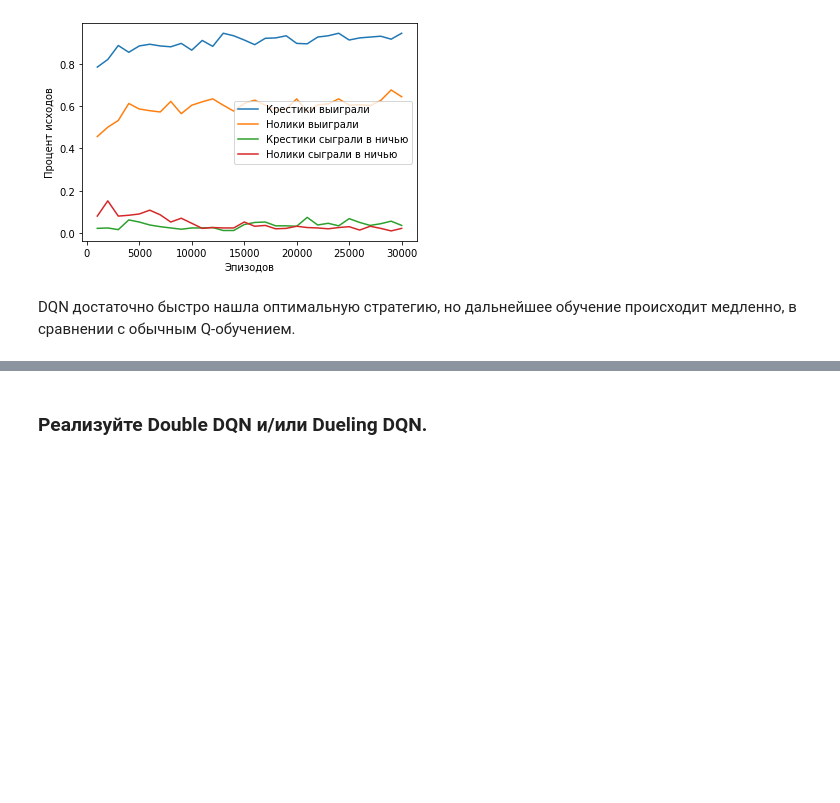
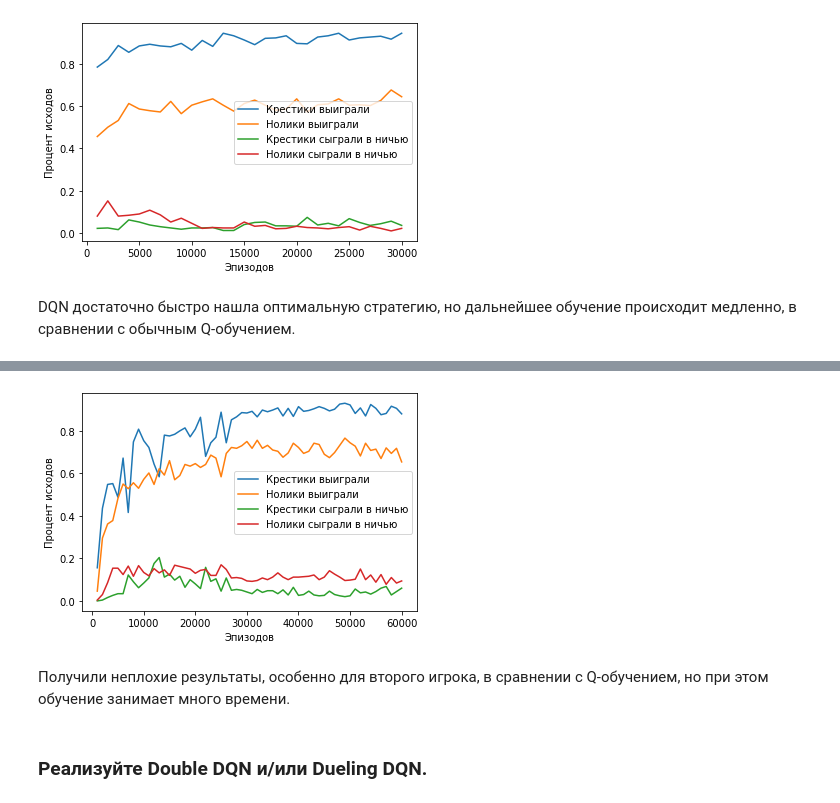
Before and after one commit to robertspb/3-dl-hw-2, a Jupyter notebook: DL_RL_HW2.ipynb, the cells around one changed output, grey strips where cells are left out. Saved outputs shown, nothing was run; the diff lists cells and outputs as text; code cells hidden in the pictures; blank space fills up the shorter version.

```diff
--- a/DL_RL_HW2.ipynb
+++ b/DL_RL_HW2.ipynb
@@ -478,3 +478,12 @@ plot_results_with_draws(results_4)
 [figure]
 # %% [markdown]
 DQN достаточно быстро нашла оптимальную стратегию, но дальнейшее обучение происходит медленно, в сравнении с обычным Q-обучением.
+# %%
+episodes = 60000
+test_each = 1000
+print_each = 12000
+
+env = TicTacToe(4, 4, 4)
+desk = Network4x4
+dqn = TicTacToeDQN(env, 4, 4, 4, desk)
+results_4_1 = train(dqn, episodes, test_each, print_each)
@@ -481,3 +496,9 @@ DQN достаточно быстро нашла оптимальную стра
+# %%
+plot_results_with_draws(results_4_1)
+# %% [output]
+[figure, added]
+# %% [markdown]
+Получили неплохие результаты, особенно для второго игрока, в сравнении с Q-обучением, но при этом обучение занимает много времени.
 # %% [markdown]
 ### Реализуйте Double DQN и/или Dueling DQN.
 # %% [markdown]
```
Also changed, not shown: parts of 22 cells of this notebook, 1 other file.
